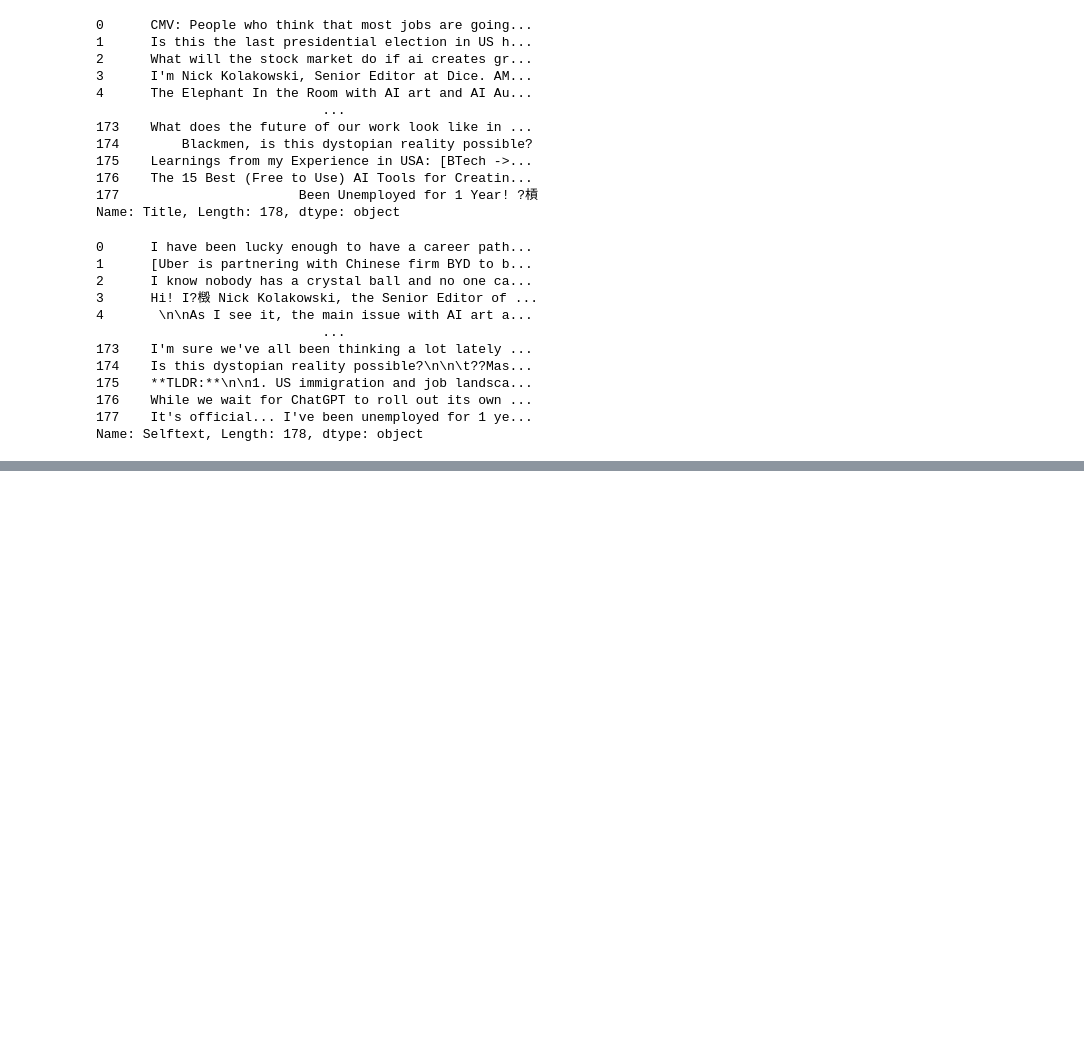
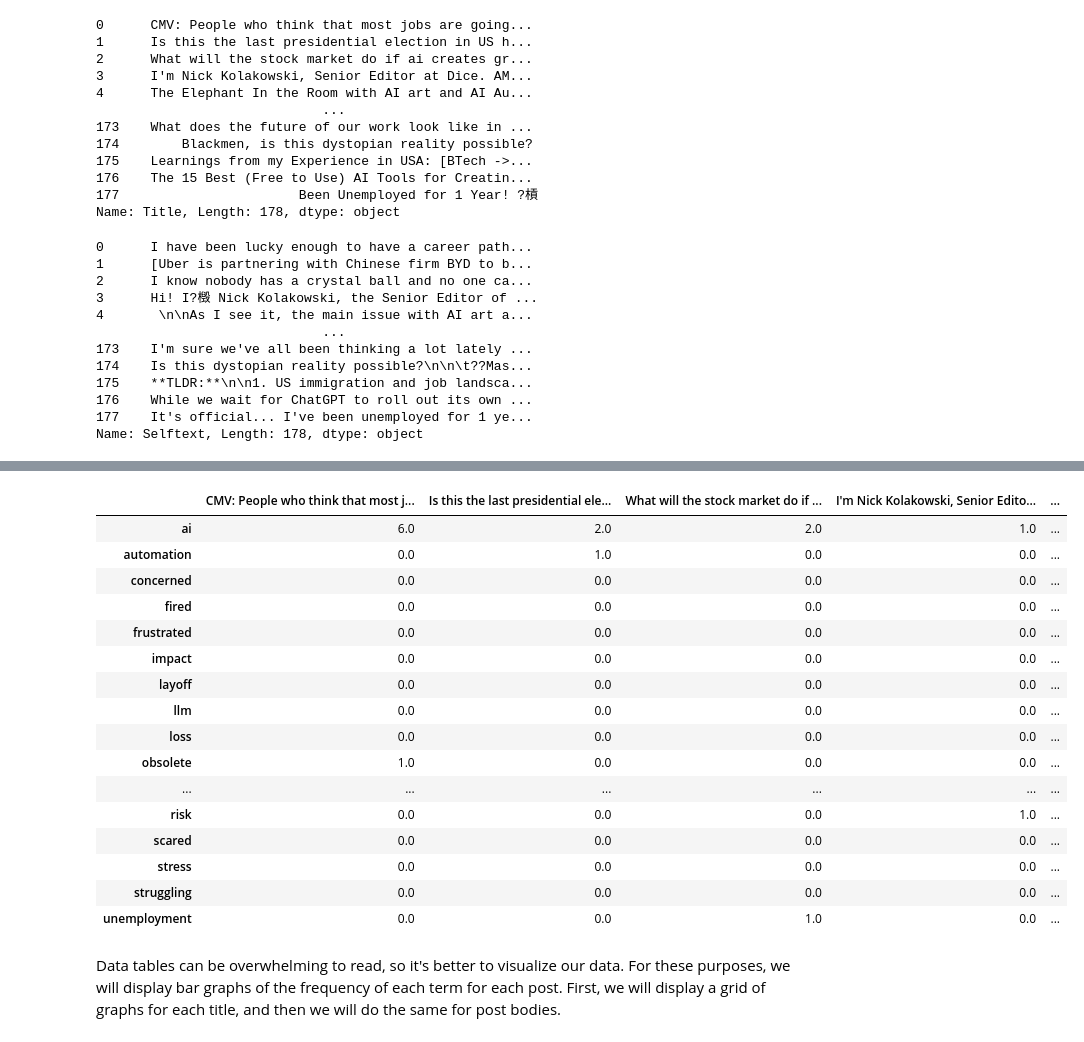
Before and after one commit to elmtree7/CSCI-E184-PSET3, a Jupyter notebook: PSET3Exploration.ipynb, the cells around one changed output, grey strips where cells are left out. Saved outputs shown, nothing was run; the diff lists cells and outputs as text; code cells hidden in the pictures; blank space fills up the shorter version.

Commit message:
Initial data analysis completed
We still need to add data graphs

```diff
--- a/PSET3Exploration.ipynb
+++ b/PSET3Exploration.ipynb
@@ -58,6 +56,7 @@ key_terms=[]
 
 with open('terms.txt', 'r') as file:
     key_terms = [line.strip() for line in file]
+    key_terms = [s.lower() for s in key_terms]
 
 print(key_terms)
 # %% [output]
@@ -70,16 +69,19 @@ This function is to be reused for both titles and post bodies.
 def string_frequency(column='Title'):
     strings_lower = df[column].str.lower()
 
-    # word_counts = pd.Series(split_string).value_counts()
+    # Make sure only strings are present
+    strings_lower = [s for s in strings_lower if isinstance(s, str)]
 
-    dfs = []
+    frequencies = {}
 
-    for string in strings_lower:
-        word_counts = Counter(strings_lower)
-        new_df = pd.DataFrame.from_dict(word_counts, orient='index')
-        dfs.append(new_df)
+    for idx in range(len(strings_lower)):
+        split_string = strings_lower[idx].split()
+        word_counts = pd.Series(split_string).value_counts()
+        word_counts = word_counts[word_counts.index.isin(key_terms)]
 
-    return dfs
+        frequencies[df['Title'][idx]] = word_counts
+
+    return pd.DataFrame.from_dict(frequencies)
 # %% [markdown]
 Verify the columns that will have their text processed.
 # %%
@@ -160,0 +171,24 @@ Our raw dataframes indicate a disproportionate emphasis on automation, however w
+# %%
+selftext_df=selftext_df.fillna(0)
+# %%
+selftext_df
+# %% [output]
+|  | CMV: People who think that most j... | Is this the last presidential ele... | What will the stock market do if ... | I'm Nick Kolakowski, Senior Edito... | ... |
+| ai | 6.0 | 2.0 | 2.0 | 1.0 | ... |
+| automation | 0.0 | 1.0 | 0.0 | 0.0 | ... |
+| concerned | 0.0 | 0.0 | 0.0 | 0.0 | ... |
+| fired | 0.0 | 0.0 | 0.0 | 0.0 | ... |
+| frustrated | 0.0 | 0.0 | 0.0 | 0.0 | ... |
+| impact | 0.0 | 0.0 | 0.0 | 0.0 | ... |
+| layoff | 0.0 | 0.0 | 0.0 | 0.0 | ... |
+| llm | 0.0 | 0.0 | 0.0 | 0.0 | ... |
+| loss | 0.0 | 0.0 | 0.0 | 0.0 | ... |
+| obsolete | 1.0 | 0.0 | 0.0 | 0.0 | ... |
+| ... | ... | ... | ... | ... | ... |
+| risk | 0.0 | 0.0 | 0.0 | 1.0 | ... |
+| scared | 0.0 | 0.0 | 0.0 | 0.0 | ... |
+| stress | 0.0 | 0.0 | 0.0 | 0.0 | ... |
+| struggling | 0.0 | 0.0 | 0.0 | 0.0 | ... |
+| unemployment | 0.0 | 0.0 | 1.0 | 0.0 | ... |
+# %% [markdown]
+Data tables can be overwhelming to read, so it's better to visualize our data. For these purposes, we will display bar graphs of the frequency of each term for each post. First, we will display a grid of graphs for each title, and then we will do the same for post bodies.
```
Also changed, not shown: parts of 9 cells of this notebook.
